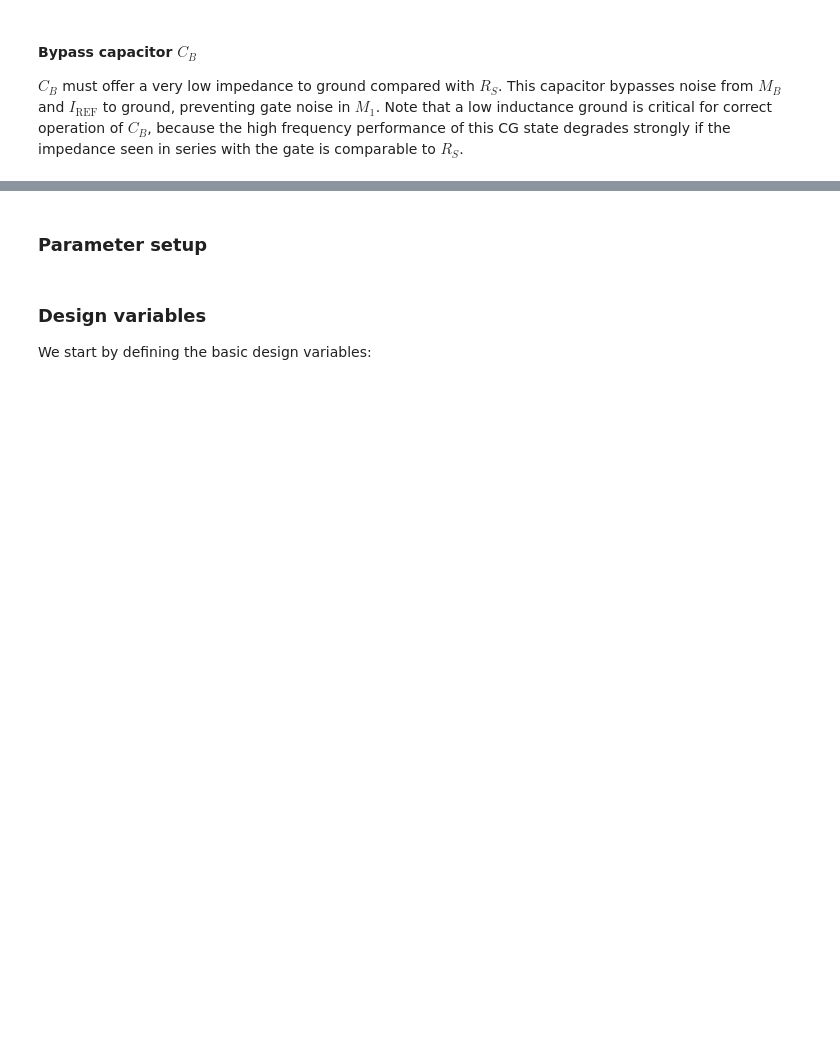
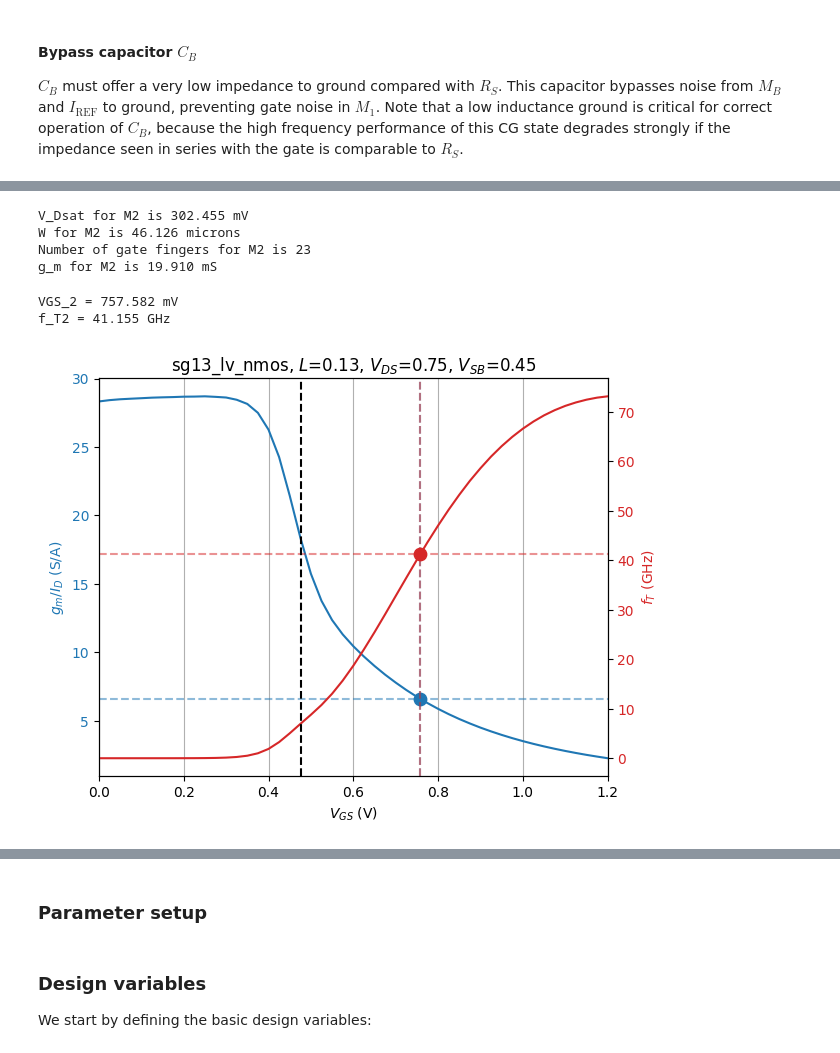
Before and after one commit to try-except/InductorLab, a Jupyter notebook: notebooks/LNA_flow.ipynb, the cells around one changed output, grey strips where cells are left out. Saved outputs shown, nothing was run; the diff lists cells and outputs as text; code cells hidden in the pictures; blank space fills up the shorter version.

```diff
--- a/notebooks/LNA_flow.ipynb
+++ b/notebooks/LNA_flow.ipynb
@@ -216,0 +277,59 @@ In order to minimize capacitance between $M_1$'s drain and $M_2$'s source, both
+# %%
+I_D2 = I_D1
+gm2  = gm_id2 * I_D2
+
+gm_w = lut.look_up('GM_W', GM_ID=gm_id1, L=L1, VDS=VDS2, VSB=VSB2)
+W2 = gm2 / gm_w
+
+nf2 = int(np.max([np.round(W2/2), 1]))
+
+V_Dsat2 = 2 / (gm_id2)
+
+print(f"V_Dsat for M2 is {V_Dsat2/1e-3:.3f} mV")
+print(f"W for M2 is {W2:.3f} microns")
+print(f"Number of gate fingers for M2 is {nf2}")
+print(f"g_m for M2 is {gm2/1e-3:.3f} mS")
+# %% [output]
+V_Dsat for M2 is 302.455 mV
+W for M2 is 46.126 microns
+Number of gate fingers for M2 is 23
+g_m for M2 is 19.910 mS
+# %%
+gm_id = lut.lookup('GM_ID', L=L1, VDS=VDS2, VSB=VSB2)  # Get the gm/ID values from the LUT
+V_GS2 = np.interp(gm_id2, np.sort(gm_id), np.flip(vgs))  # Interpolate to obtain V_GS1
+
+ft = lut.lookup('GM_CGG', L=L1, VDS=VDS2, VSB=VSB2)/2/np.pi
+f_T2 = np.interp(V_GS2, vgs, ft)
+print(f"VGS_2 = {V_GS2/1e-3:.3f} mV")
+print(f"f_T2 = {f_T2/1e9:.3f} GHz")
+
+vt = lut.lookup('VT', L=L1, VGS=V_GS2, VDS=VDS2, VSB=VSB2)
+
+# plot gm/ID and fT versus gate bias
+fig, ax1 = plt.subplots()
+ax1.grid(axis='x')
+ax1.set_xlabel('$V_{GS}$ (V)')
+color = 'tab:blue'
+ax1.set_ylabel('$g_m/I_D$ (S/A)', color=color)
+ax1.plot(vgs, gm_id, color=color)
+ax1.tick_params(axis='y', labelcolor=color)
+ax1.scatter(V_GS2, gm_id2, color=color, s=80, zorder=3, label="0.8·gm_max")
+ax1.axvline(V_GS2, color=color, linestyle='--', alpha=0.5)
+ax1.axhline(gm_id2, color=color, linestyle='--', alpha=0.5)
+ax2 = ax1.twinx()
+color = 'tab:red'
+ax2.set_ylabel('$f_T$ (GHz)', color=color)
+ax2.plot(vgs, ft/1e9, color=color)
+ax2.scatter(V_GS2, f_T2/1e9, color=color, s=80, zorder=3, label="0.8·gm_max")
+ax2.axvline(V_GS2, color=color, linestyle='--', alpha=0.5)
+ax2.axhline(f_T2/1e9, color=color, linestyle='--', alpha=0.5)
+ax2.tick_params(axis='y', labelcolor=color)
+fig.tight_layout()
+plt.title('sg13_lv_nmos, $L$='+str(L1)+', $V_{DS}$='+str(VDS2)+', $V_{SB}$='+str(VSB2))
+plt.xlim(0, np.max(vgs))
+plt.axvline(x=vt, color='k', linestyle='--')
+plt.show()
+# %% [output]
+VGS_2 = 757.582 mV
+f_T2 = 41.155 GHz
+[figure, added]
```
Also changed, not shown: parts of 27 cells of this notebook.
